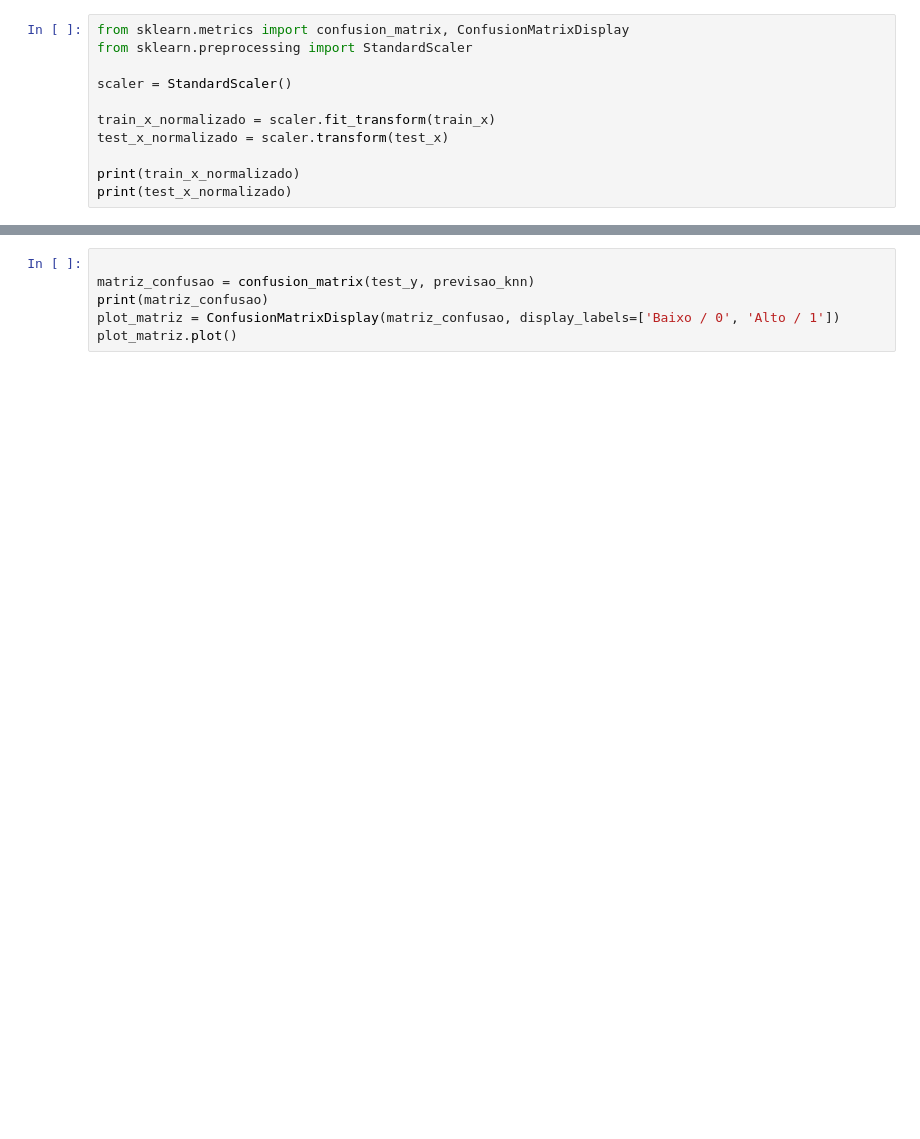
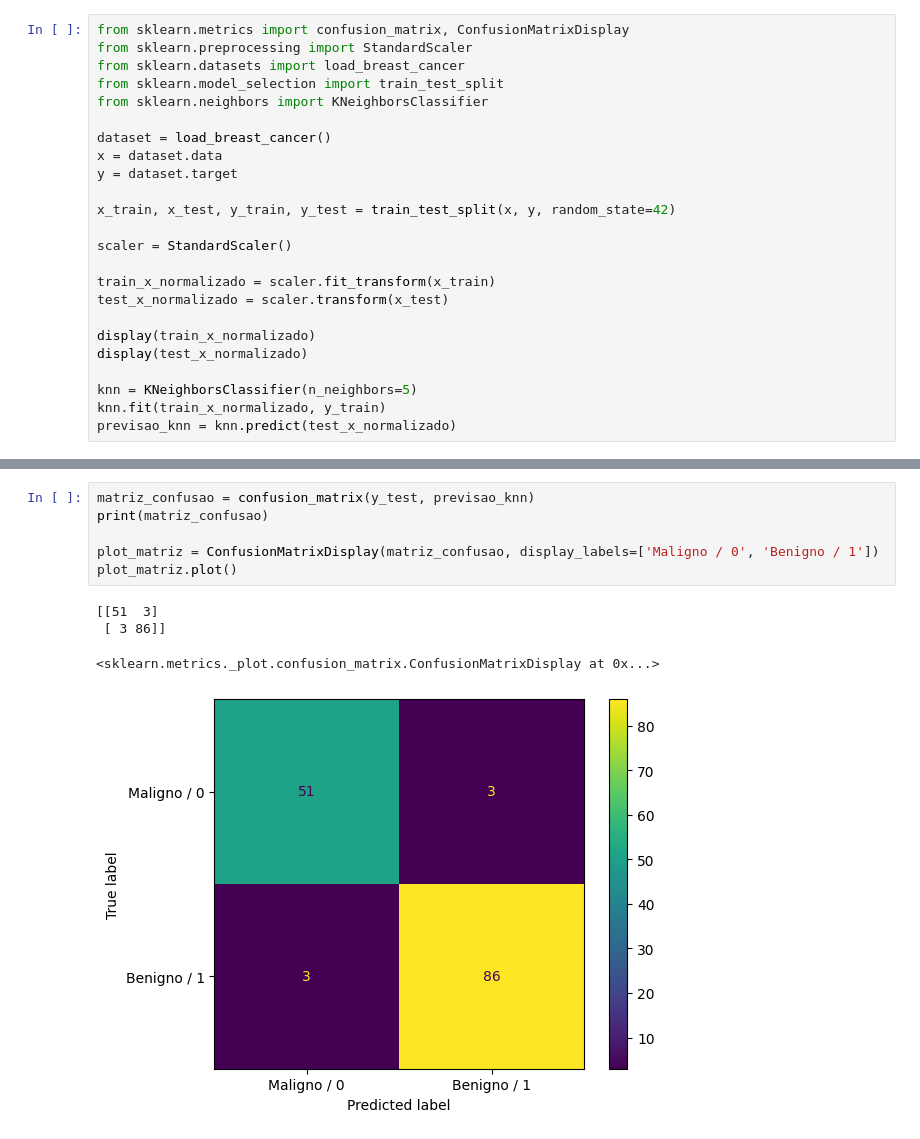
Before and after one commit to pedromarq40/Fundamentos-de-IA, a Jupyter notebook: TEORIA/scaler_confusionmatrix.ipynb, the cells around one changed output, grey strips where cells are left out. Saved outputs shown, nothing was run; the diff lists cells and outputs as text; blank space fills up the shorter version.

```diff
--- a/TEORIA/scaler_confusionmatrix.ipynb
+++ b/TEORIA/scaler_confusionmatrix.ipynb
@@ -1,12 +1,25 @@
 # %%
 from sklearn.metrics import confusion_matrix, ConfusionMatrixDisplay
 from sklearn.preprocessing import StandardScaler
+from sklearn.datasets import load_breast_cancer
+from sklearn.model_selection import train_test_split
+from sklearn.neighbors import KNeighborsClassifier
+
+dataset = load_breast_cancer()
+x = dataset.data
+y = dataset.target
+
+x_train, x_test, y_train, y_test = train_test_split(x, y, random_state=42)
 
 scaler = StandardScaler()
 
-train_x_normalizado = scaler.fit_transform(train_x)
-test_x_normalizado = scaler.transform(test_x)
+train_x_normalizado = scaler.fit_transform(x_train)
+test_x_normalizado = scaler.transform(x_test)
 
-print(train_x_normalizado)
-print(test_x_normalizado)
+display(train_x_normalizado)
+display(test_x_normalizado)
+
+knn = KNeighborsClassifier(n_neighbors=5)
+knn.fit(train_x_normalizado, y_train)
+previsao_knn = knn.predict(test_x_normalizado)
 # %% [output]
@@ -14,6 +52,11 @@ NameError: name 'train_x' is not defined
 # %%
+matriz_confusao = confusion_matrix(y_test, previsao_knn)
+print(matriz_confusao)
 
-matriz_confusao = confusion_matrix(test_y, previsao_knn)
-print(matriz_confusao)
-plot_matriz = ConfusionMatrixDisplay(matriz_confusao, display_labels=['Baixo / 0', 'Alto / 1'])
+plot_matriz = ConfusionMatrixDisplay(matriz_confusao, display_labels=['Maligno / 0', 'Benigno / 1'])
 plot_matriz.plot()
+# %% [output]
+[[51  3]
+ [ 3 86]]
+<sklearn.metrics._plot.confusion_matrix.ConfusionMatrixDisplay at 0x...>
+[figure, added]
```
Also changed, not shown: parts of 1 cell of this notebook, 5 other files.
